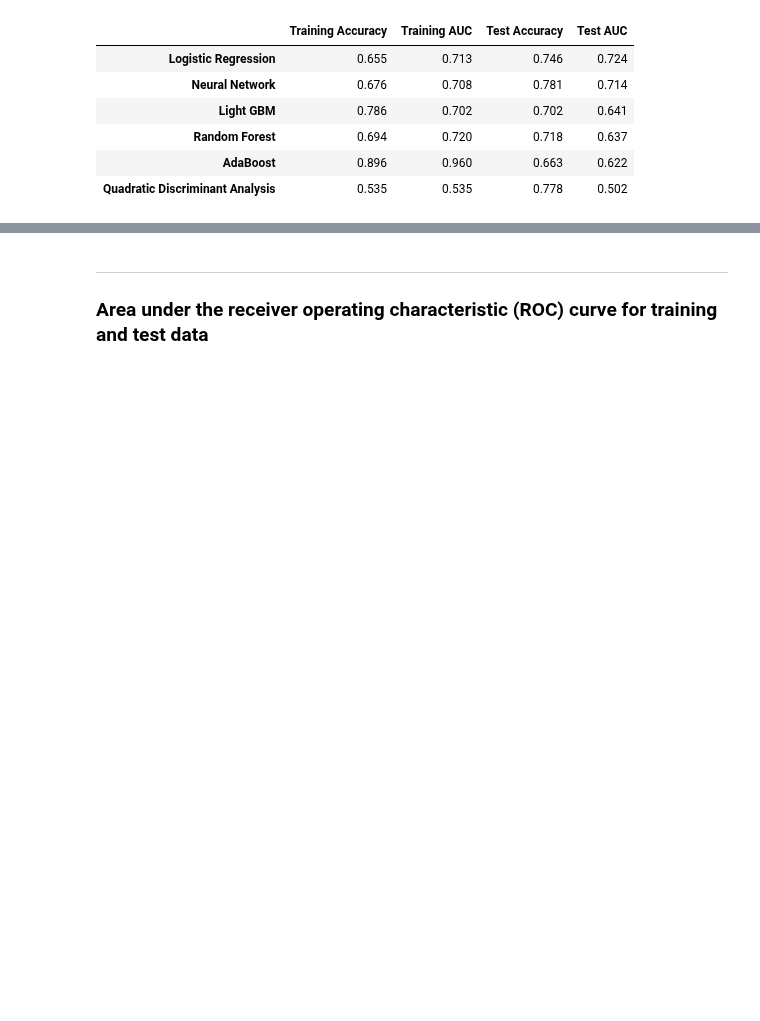
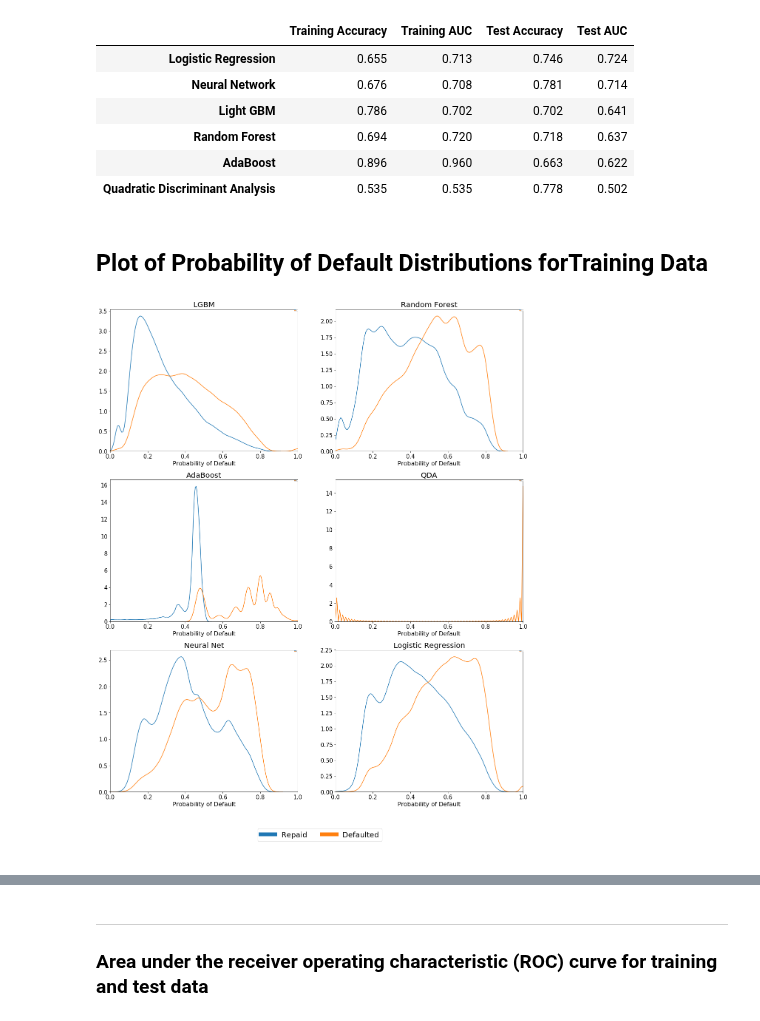
Before and after one commit to bhavenp/209A-FinalProject, a Jupyter notebook: final_website/2. Modeling Probability of Default.ipynb, the cells around one changed output, grey strips where cells are left out. Saved outputs shown, nothing was run; the diff lists cells and outputs as text; code cells hidden in the pictures; blank space fills up the shorter version.

```diff
--- a/final_website/2. Modeling Probability of Default.ipynb
+++ b/final_website/2. Modeling Probability of Default.ipynb
@@ -303,3 +303,5 @@ auc_te_nn = auc(fpr_te_nn, tpr_te_nn)
 fpr_te_rf, tpr_te_rf, thresholds_rf = roc_curve(test_preds_rf['true_val'],
                                           test_preds_rf['proba'])
 auc_te_rf = auc(fpr_te_rf, tpr_te_rf)
+# %% [markdown]
+## Plot of Probability of Default Distributions forTraining Data
@@ -305,0 +311,28 @@ auc_te_rf = auc(fpr_te_rf, tpr_te_rf)
+# %%
+models = [train_preds_lgbm, train_preds_rf, train_preds_adaboost,
+          train_preds_qda, train_preds_nn, train_preds_logreg]
+
+model_names = ['LGBM', 'Random Forest', 'AdaBoost',
+          'QDA', 'Neural Net', 'Logistic Regression']
+# %%
+fig = plt.figure(figsize=(20, 24))
+fig.subplots_adjust(hspace=0.2, wspace=0.2)
+
+for i, model in enumerate(models):
+
+    ax = plt.subplot(3,2, i+1)
+    sns.kdeplot(model.loc[model.true_val == 0, 'proba'], label = 'Repaid')
+    sns.kdeplot(model.loc[model.true_val == 1, 'proba'], label = 'Defaulted')
+    ax.tick_params(labelsize = 15)
+    ax.set_xlim(0, 1)
+    ax.set_xlabel('Probability of Default', fontsize = 16)
+    ax.set_title('{0}'.format(model_names[i]), fontsize = 20)
+    ax.legend(loc = 'best', fontsize = -1)
+
+handles, labels = ax.get_legend_handles_labels()
+handles = [copy.copy(ha) for ha in handles ]
+[ha.set_linewidth(10) for ha in handles ]
+fig.legend(handles, labels, loc='lower center', ncol = 2, fontsize = 20, bbox_to_anchor = (0.42, 0.02))
+plt.show()
+# %% [output]
+[figure, added]
```
Also changed, not shown: parts of 2 cells of this notebook, 3 other files.
